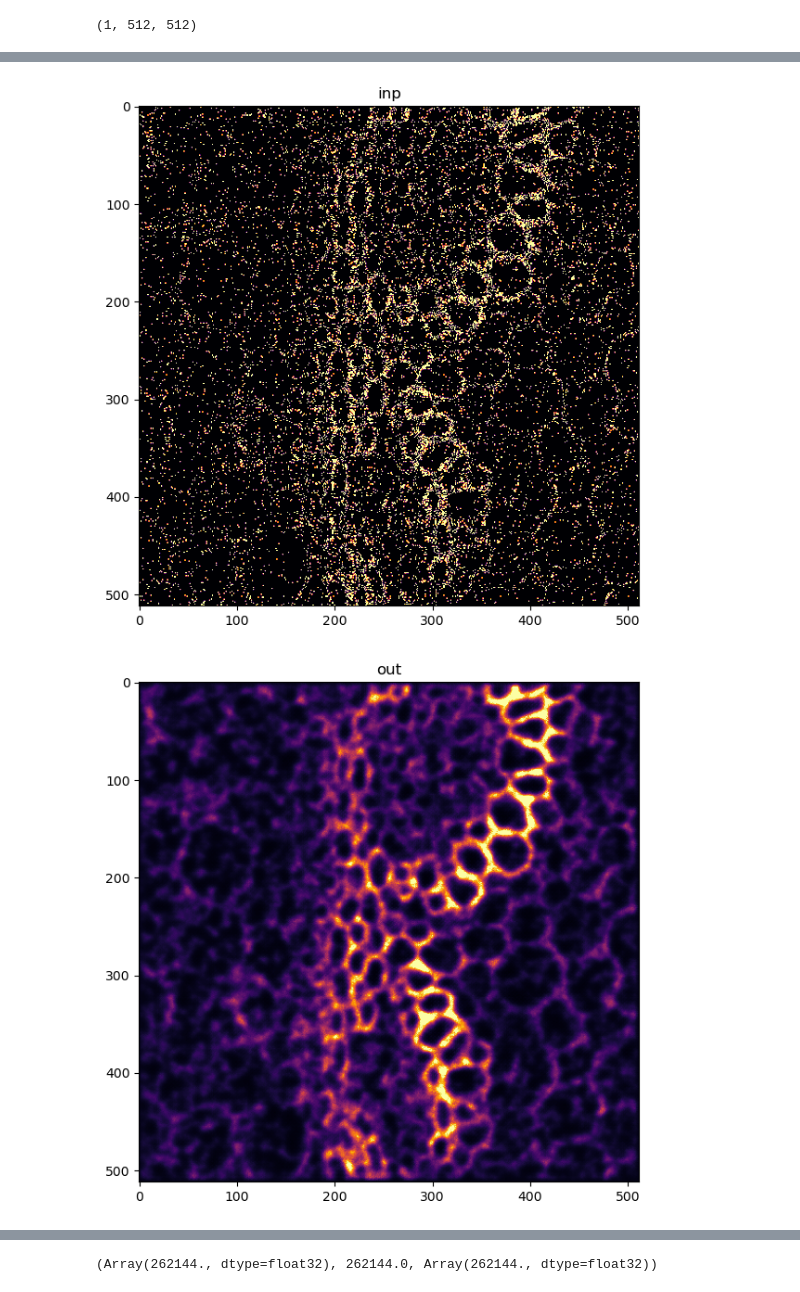
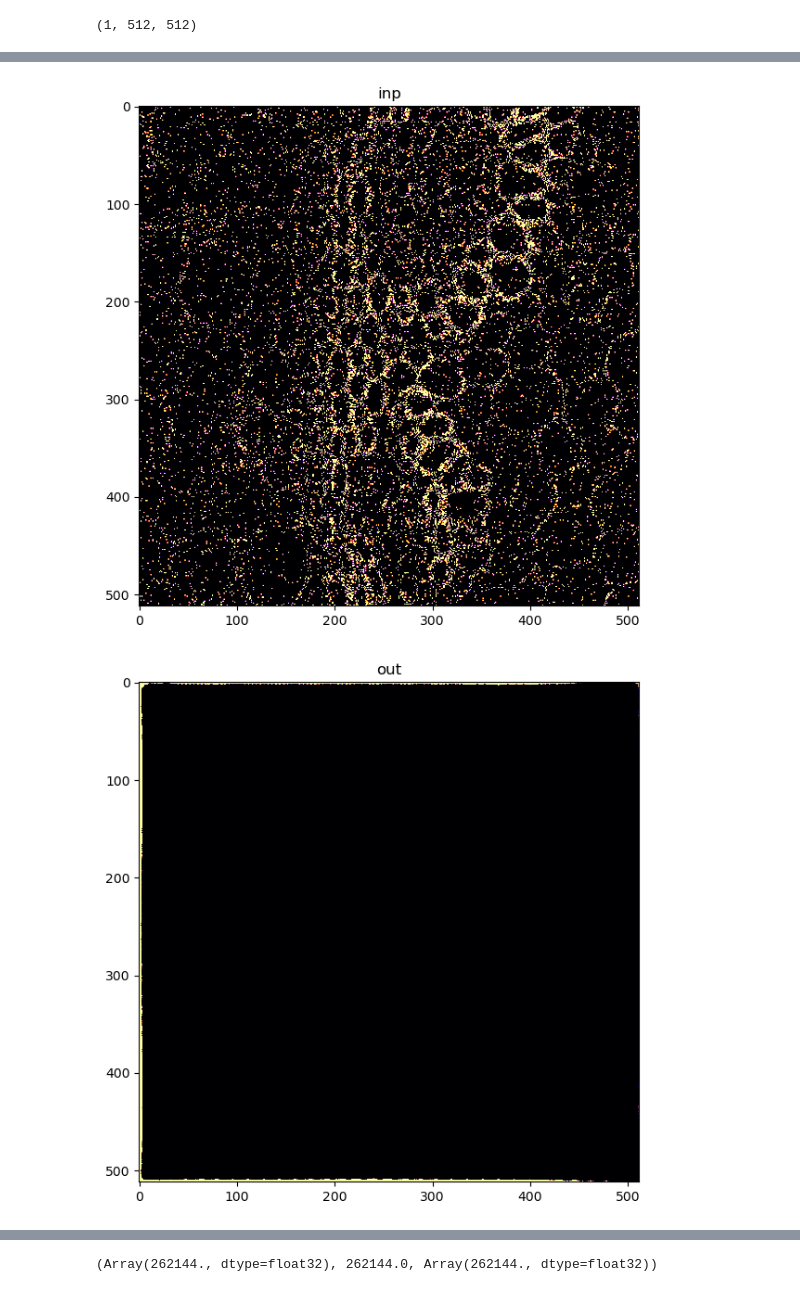
Before and after one commit to ankithsavio/msc-project, a Jupyter notebook: GAP-JAX/examples-jax/test-jax.ipynb, the cells around one changed output, grey strips where cells are left out. Saved outputs shown, nothing was run; the diff lists cells and outputs as text; code cells hidden in the pictures.

```diff
--- a/GAP-JAX/examples-jax/test-jax.ipynb
+++ b/GAP-JAX/examples-jax/test-jax.ipynb
@@ -36,7 +36,7 @@ def psnrToString(inp):
 minpsnr = -40
 maxpsnr = -5
 
-name = 'm40tom5-256x256-jax-base-v5'
+name = 'm40tom5-256x256-jax-base-v3'
 # CHECKPOINT_PATH = '/mnt/c/Users/ankit/Desktop/Msc AIML/Data/checkpoints/models/jax/'
 # CHECKPOINT_PATH  = "C:\\Users\\ankit\\Desktop\\Msc AIML\\Data\\checkpoints\\models\\jax\\windows\\"
 CHECKPOINT_PATH = '/home/ankith/temp/test/'
@@ -125,3 +124,9 @@ Train Avg Loss: -0.25459596514701843
 
 
 Val Loss: -0.2072650045156479
+# %%
+name = 'm40tom5-256x256-jax-base-v3'
+CHECKPOINT_PATH = '/mnt/c/Users/ankit/Desktop/Msc AIML/Data/checkpoints/models/jax/'
+# CHECKPOINT_PATH  = "C:\\Users\\ankit\\Desktop\\Msc AIML\\Data\\checkpoints\\models\\jax\\windows\\"
+# CHECKPOINT_PATH = '/home/ankith/temp/test/'
+CHECKPOINT_PATH, name
@@ -187,12 +195,12 @@ dataTest.shape
 # %%
 for inp, gt in zip(dataTest, dataTestGT):
     inpT = jnp.expand_dims(inp.astype(jnp.float32), axis = -1)
-    print(f'inpT shape {inpT.shape}')
-
-    out = jnp.exp(model.apply({'params': trainer.state.params['params']}, inpT))
+    print(f'inpT shape {inpT[None].shape}')
+    # inpT = inpT/inpT.sum()
+    out = jnp.exp(model.apply(state.params, inpT[None]))
     print(f'inp shape: {inp.shape}')
     print(f'out shape: {out.shape}')
-    out = inp.sum() * out / out.sum()
+    # out = inp.sum() * out / out.sum()
 
     print(gt.max(), gt.min(), gt.std(), np.percentile(gt,99.9), np.percentile(gt,50))
 
@@ -206,13 +214,13 @@ for inp, gt in zip(dataTest, dataTestGT):
     plt.title('inp')
     plt.show()
 
-    # vmax = np.percentile(gt,99)
+    vmax = np.percentile(out,99)
     plt.figure(figsize=(7,7))
     plt.imshow(out[0,:,:,0],vmin = 0, vmax = vmax, cmap = "inferno")
     plt.title('out')
     plt.show()
 
-    # vmax = np.percentile(gt,99)
+    vmax = np.percentile(gt,99)
     plt.figure(figsize=(7,7))
     plt.imshow(gt,vmin = 0,vmax = vmax, cmap = "inferno")
     plt.title('GT')
@@ -224,6 +232,6 @@ out shape: (512, 512, 1)
 332 0 44.3373404001294 272.0 17.0
 [figure]
-[figure, old version]
+[figure, new version]
 [figure]
 # %%
 out.min(), inp.min(), gt.min(), out.max(), inp.max(), gt.max()
```
Also changed, not shown: parts of 11 cells of this notebook, 1 other file.
